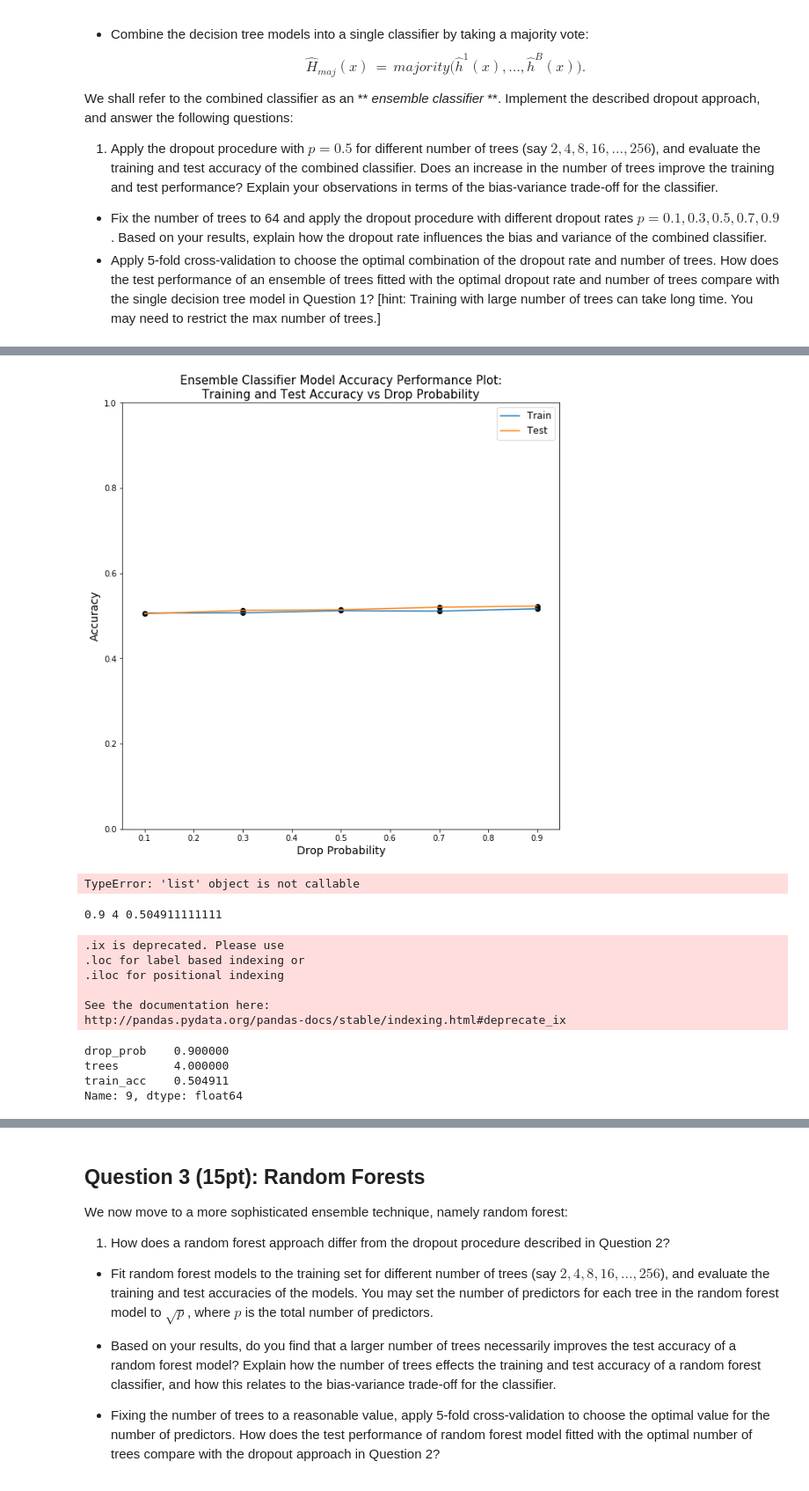
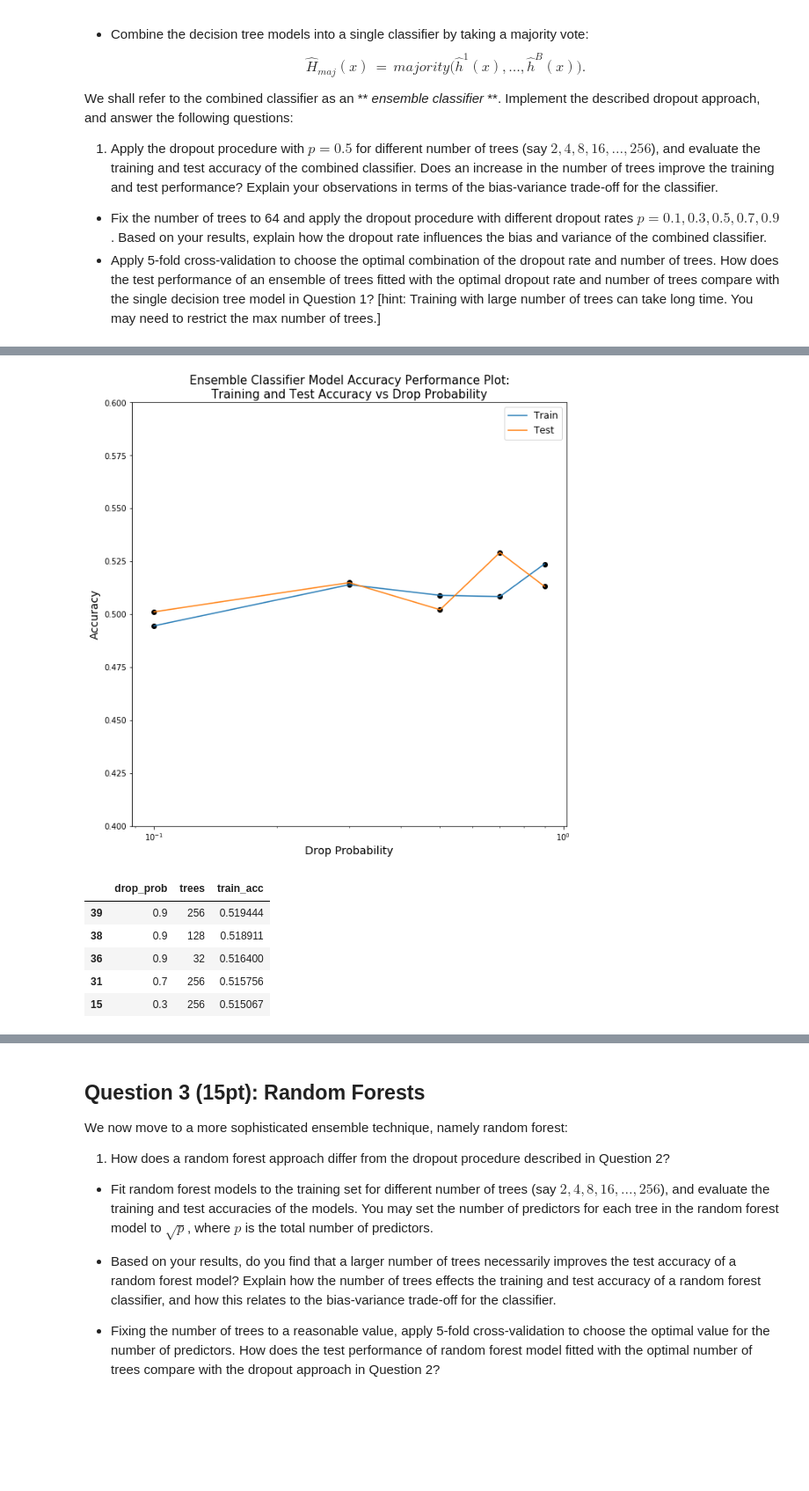
Before and after one commit to REMitchell/CSCIE109A, a Jupyter notebook: hw8/cs109-hw8.ipynb, the cells around one changed output, grey strips where cells are left out. Shown at 88% size. Drawn from its saved outputs; the diff is of its cells as text; code cells hidden in the pictures; blank space fills up the shorter version.

```diff
--- a/hw8/cs109-hw8.ipynb
+++ b/hw8/cs109-hw8.ipynb
@@ -211,8 +212,8 @@ for drop_prob in drop_probs:
 
 
 plt.figure(figsize = (10, 10))
-plt.plot(drop_probs, ensemble_mod_acc['train'], label='Train')
-plt.plot(drop_probs, ensemble_mod_acc['test'], label='Test')
+plt.semilogx(drop_probs, ensemble_mod_acc['train'], label='Train')
+plt.semilogx(drop_probs, ensemble_mod_acc['test'], label='Test')
 plt.scatter(drop_probs, ensemble_mod_acc['train'], c='k')
 plt.scatter(drop_probs, ensemble_mod_acc['test'], c='k')
 plt.axis('tight')
@@ -221,14 +222,10 @@ plt.ylabel('Accuracy',   fontsize = 14)
 plt.legend(fontsize = 12)
 plt.title("Ensemble Classifier Model Accuracy Performance Plot:\nTraining and Test Accuracy vs Drop Probability",
          fontsize = 15)
-plt.ylim(ymax = 1.0, ymin = 0.0)
+plt.ylim(ymin = 0.4, ymax = .6)
 plt.show()
 # %% [output]
-[figure, old version]
+[figure, new version]
-# %%
-a = list(np.power(2, range(1, 9)))
-# %% [output]
-TypeError: 'list' object is not callable
 # %%
 # Apply 5-fold cross-validation to choose the optimal combination of the dropout rate
 # and number of trees.
@@ -237,10 +234,10 @@ from sklearn.cross_validation import KFold
 
 n = data_train.shape[0]
 trees = list(np.power(2, range(1, 9)))  # Binary range of trees
+print("TREES ARE:")
+print(trees)
 drop_probs = [0.1, 0.3 , 0.5, 0.7, 0.9]
 
-#trees = list(np.power(2, range(1, 3)))
-#drop_probs = [0.1, 0.3 , 0.5, 0.7, 0.9]
 
 df_scores = pd.DataFrame(columns=['p', 'trees', 'accuracy'])
 results = []
@@ -264,22 +261,20 @@ for drop_prob in drop_probs:
             scores.append(score)
         results.append([drop_prob, tree, np.mean(scores, axis=0)])
         print (drop_prob, tree, np.mean(scores, axis=0), end="\r")
-# Output optimal combination of the dropout rate and number of trees
+
+        # Output optimal combination of the dropout rate and number of trees
 df_scores = pd.DataFrame(results, columns=['drop_prob', 'trees', 'train_acc'])
-df_scores.head()
 df_scores.ix[df_test['train_acc'].idxmax()]
-# %% [output]
-0.9 4 0.504911111111
-.ix is deprecated. Please use
-.loc for label based indexing or
-.iloc for positional indexing
-
-See the documentation here:
-http://pandas.pydata.org/pandas-docs/stable/indexing.html#deprecate_ix
-drop_prob    0.900000
-trees        4.000000
-train_acc    0.504911
-Name: 9, dtype: float64
+# %%
+df_scores.sort_values('train_acc', ascending=False, inplace=True)
+df_scores.head()
+# %% [output]
+|  | drop_prob | trees | train_acc |
+| 39 | 0.9 | 256 | 0.519444 |
+| 38 | 0.9 | 128 | 0.518911 |
+| 36 | 0.9 | 32 | 0.516400 |
+| 31 | 0.7 | 256 | 0.515756 |
+| 15 | 0.3 | 256 | 0.515067 |
 # %% [markdown]
 #### Q: Does an increase in the number of trees improve the training and test performance? Explain your observations in terms of the bias-variance trade-off for the classifier.
 
```
Also changed, not shown: parts of 12 cells of this notebook.
